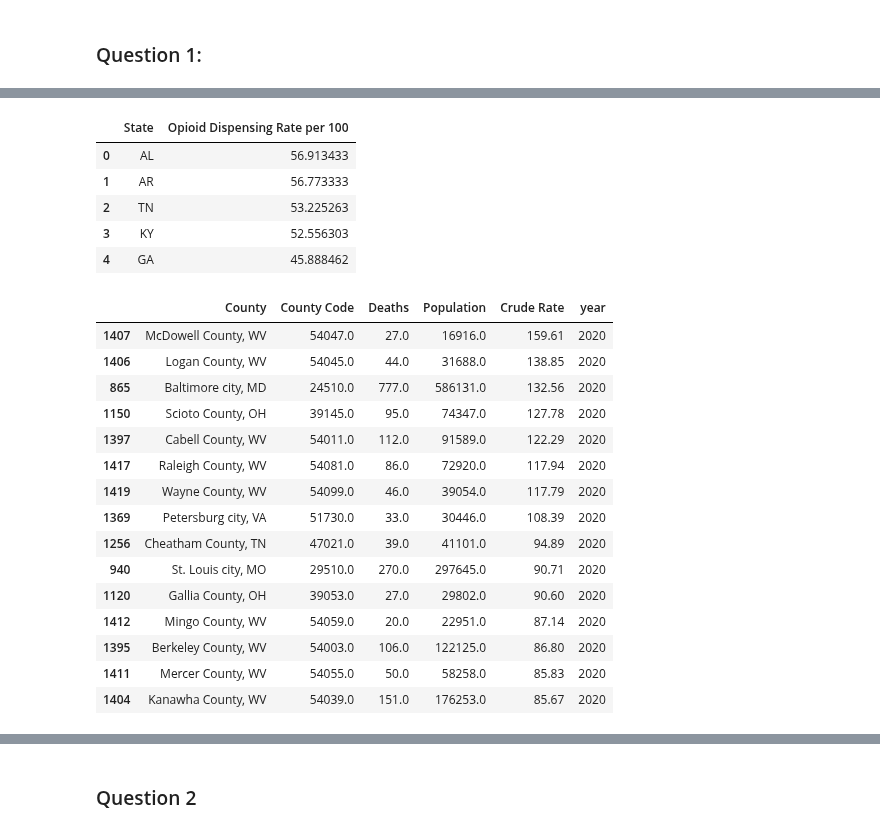
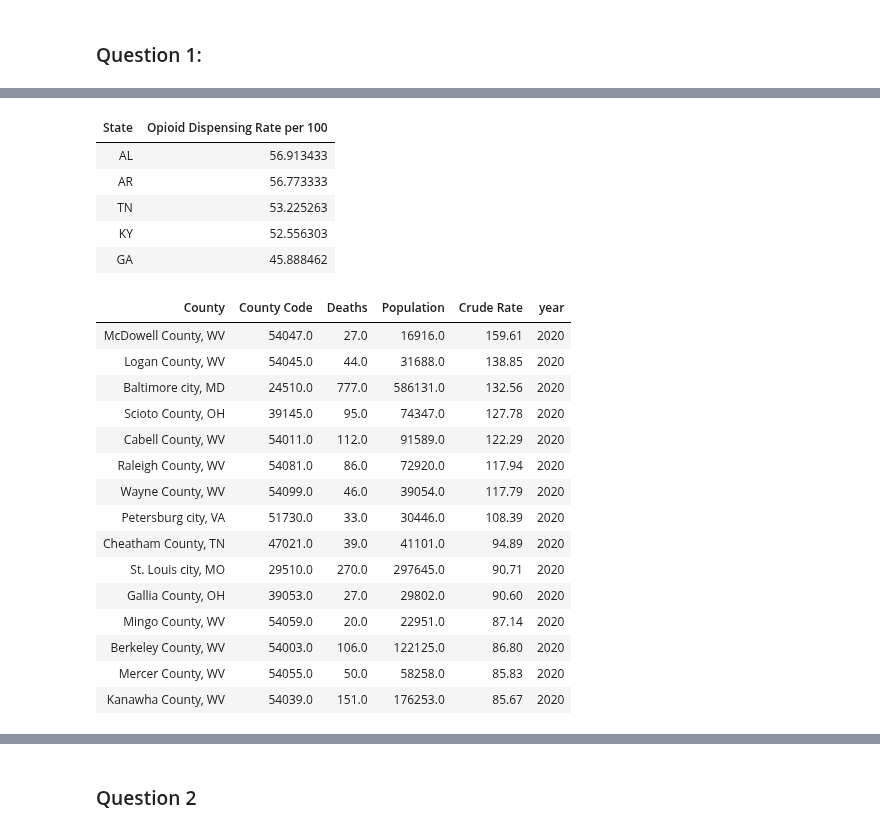
Before and after one commit to Ludougan123234/624-project, a Jupyter notebook: final.ipynb, the cells around one changed output, grey strips where cells are left out. Saved outputs shown, nothing was run; the diff lists cells and outputs as text; code cells hidden in the pictures.

```diff
--- a/final.ipynb
+++ b/final.ipynb
@@ -360,39 +362,45 @@ We investigated the missing data that exist in the varialbe we used and discover
 # %%
 # find the states with the highest opioid dispensing rate
-(
+HTML(
     df.query("year == 2020")
     .groupby("State")["Opioid Dispensing Rate per 100"]
     .mean()
     .sort_values(ascending=False)
     .reset_index()
     .head(5) # display the top 5 states only
+    .to_html(index=False)
 )
 # %% [output]
-|  | State | Opioid Dispensing Rate per 100 |
-| 0 | AL | 56.913433 |
-| 1 | AR | 56.773333 |
-| 2 | TN | 53.225263 |
-| 3 | KY | 52.556303 |
-| 4 | GA | 45.888462 |
+| State | Opioid Dispensing Rate per 100 |
+| AL | 56.913433 |
+| AR | 56.773333 |
+| TN | 53.225263 |
+| KY | 52.556303 |
+| GA | 45.888462 |
 # %%
 # showing counties with highhest death rates for all year
-death_df.query('year == 2020').sort_values(by='Crude Rate', ascending=False).head(15)
+HTML(
+    death_df.query("year == 2020")
+    .sort_values(by="Crude Rate", ascending=False)
+    .head(15)
+    .to_html(index=False)
+)
 # %% [output]
-|  | County | County Code | Deaths | Population | Crude Rate | year |
-| 1407 | McDowell County, WV | 54047.0 | 27.0 | 16916.0 | 159.61 | 2020 |
-| 1406 | Logan County, WV | 54045.0 | 44.0 | 31688.0 | 138.85 | 2020 |
-| 865 | Baltimore city, MD | 24510.0 | 777.0 | 586131.0 | 132.56 | 2020 |
-| 1150 | Scioto County, OH | 39145.0 | 95.0 | 74347.0 | 127.78 | 2020 |
-| 1397 | Cabell County, WV | 54011.0 | 112.0 | 91589.0 | 122.29 | 2020 |
-| 1417 | Raleigh County, WV | 54081.0 | 86.0 | 72920.0 | 117.94 | 2020 |
-| 1419 | Wayne County, WV | 54099.0 | 46.0 | 39054.0 | 117.79 | 2020 |
-| 1369 | Petersburg city, VA | 51730.0 | 33.0 | 30446.0 | 108.39 | 2020 |
-| 1256 | Cheatham County, TN | 47021.0 | 39.0 | 41101.0 | 94.89 | 2020 |
-| 940 | St. Louis city, MO | 29510.0 | 270.0 | 297645.0 | 90.71 | 2020 |
-| 1120 | Gallia County, OH | 39053.0 | 27.0 | 29802.0 | 90.60 | 2020 |
-| 1412 | Mingo County, WV | 54059.0 | 20.0 | 22951.0 | 87.14 | 2020 |
-| 1395 | Berkeley County, WV | 54003.0 | 106.0 | 122125.0 | 86.80 | 2020 |
-| 1411 | Mercer County, WV | 54055.0 | 50.0 | 58258.0 | 85.83 | 2020 |
-| 1404 | Kanawha County, WV | 54039.0 | 151.0 | 176253.0 | 85.67 | 2020 |
+| County | County Code | Deaths | Population | Crude Rate | year |
+| McDowell County, WV | 54047.0 | 27.0 | 16916.0 | 159.61 | 2020 |
+| Logan County, WV | 54045.0 | 44.0 | 31688.0 | 138.85 | 2020 |
+| Baltimore city, MD | 24510.0 | 777.0 | 586131.0 | 132.56 | 2020 |
+| Scioto County, OH | 39145.0 | 95.0 | 74347.0 | 127.78 | 2020 |
+| Cabell County, WV | 54011.0 | 112.0 | 91589.0 | 122.29 | 2020 |
+| Raleigh County, WV | 54081.0 | 86.0 | 72920.0 | 117.94 | 2020 |
+| Wayne County, WV | 54099.0 | 46.0 | 39054.0 | 117.79 | 2020 |
+| Petersburg city, VA | 51730.0 | 33.0 | 30446.0 | 108.39 | 2020 |
+| Cheatham County, TN | 47021.0 | 39.0 | 41101.0 | 94.89 | 2020 |
+| St. Louis city, MO | 29510.0 | 270.0 | 297645.0 | 90.71 | 2020 |
+| Gallia County, OH | 39053.0 | 27.0 | 29802.0 | 90.60 | 2020 |
+| Mingo County, WV | 54059.0 | 20.0 | 22951.0 | 87.14 | 2020 |
+| Berkeley County, WV | 54003.0 | 106.0 | 122125.0 | 86.80 | 2020 |
+| Mercer County, WV | 54055.0 | 50.0 | 58258.0 | 85.83 | 2020 |
+| Kanawha County, WV | 54039.0 | 151.0 | 176253.0 | 85.67 | 2020 |
 # %%
 # showing counties with highest number of opioid deaths
```
Also changed, not shown: parts of 13 cells of this notebook, 1 other file.
